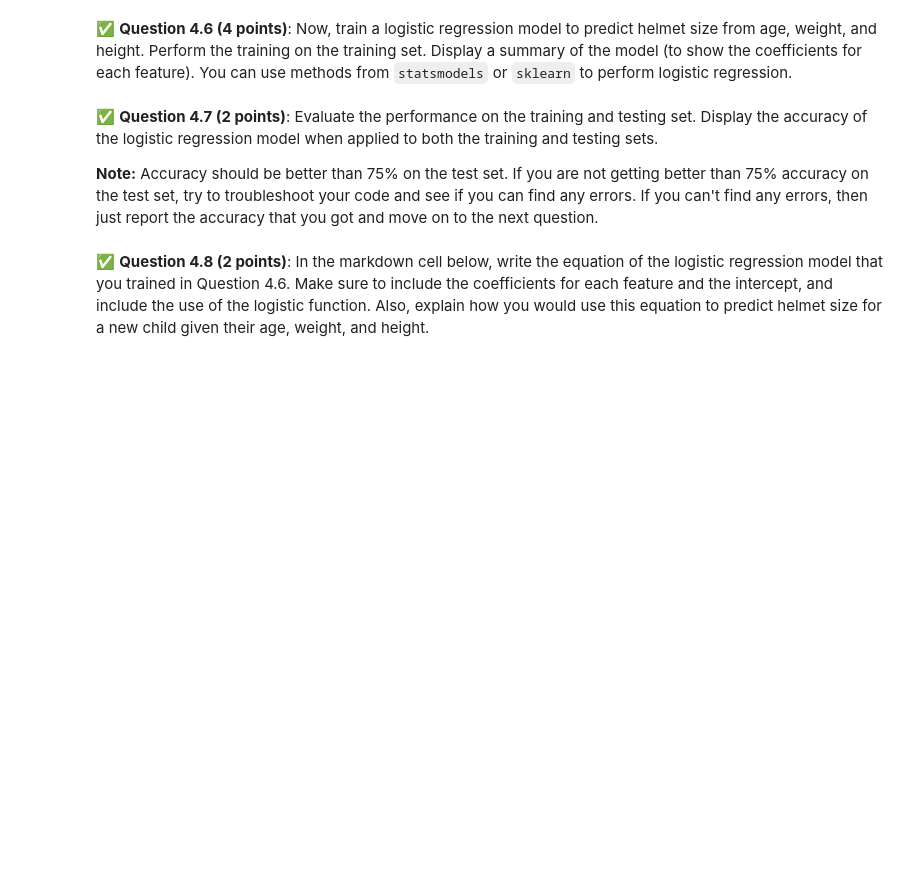
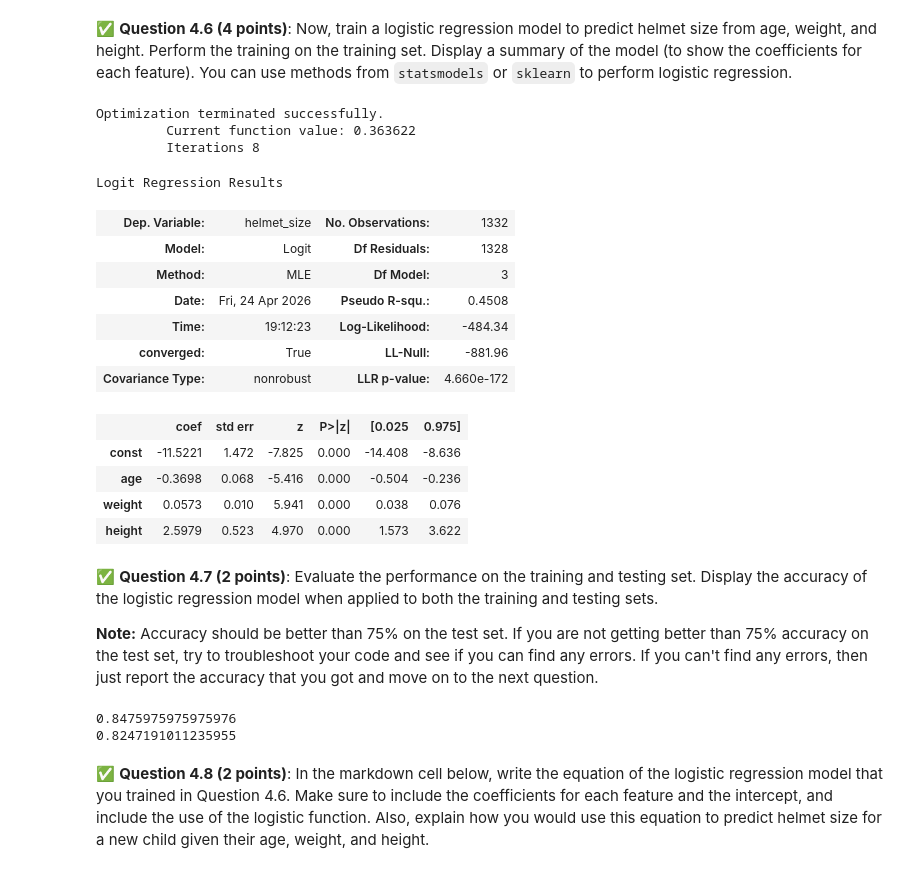
Before and after one commit to arshwasnik/cmse202-s26-turnin, a Jupyter notebook: hw-04/HW-04_RegressionClassification-STUDENT.ipynb, the cells around one changed output. Saved outputs shown, nothing was run; the diff lists cells and outputs as text; code cells hidden in the pictures; blank space fills up the shorter version.

```diff
--- a/hw-04/HW-04_RegressionClassification-STUDENT.ipynb
+++ b/hw-04/HW-04_RegressionClassification-STUDENT.ipynb
@@ -232,0 +247,8 @@ We want to prepare our data for the following classification models, with the un
+# %%
+X_inputs = anth_df[["age", "weight", "height"]]
+
+y_output = anth_df["helmet_size"]
+
+print(X_inputs.head())
+
+print(y_output.head())
@@ -249,3 +316,30 @@ We want to prepare our data for the following classification models, with the un
+# %%
+y_train.value_counts(dropna=False)
+
+y_train_binary = y_train.map({"Small": 0, "Large": 1}).astype(int)
+
+x_train_const = sm.add_constant(x_train)
+
+logistic_model = sm.Logit(y_train_binary, x_train_const).fit()
+
+logistic_model.summary()
+# %% [output]
+Optimization terminated successfully.
+         Current function value: 0.363622
+         Iterations 8
+Logit Regression Results
+| Dep. Variable: | helmet_size | No. Observations: | 1332 |
+| Model: | Logit | Df Residuals: | 1328 |
+| Method: | MLE | Df Model: | 3 |
+| Date: | Fri, 24 Apr 2026 | Pseudo R-squ.: | 0.4508 |
+| Time: | 19:12:23 | Log-Likelihood: | -484.34 |
+| converged: | True | LL-Null: | -881.96 |
+| Covariance Type: | nonrobust | LLR p-value: | 4.660e-172 |
+|  | coef | std err | z | P>|z| | [0.025 | 0.975] |
+| const | -11.5221 | 1.472 | -7.825 | 0.000 | -14.408 | -8.636 |
+| age | -0.3698 | 0.068 | -5.416 | 0.000 | -0.504 | -0.236 |
+| weight | 0.0573 | 0.010 | 5.941 | 0.000 | 0.038 | 0.076 |
+| height | 2.5979 | 0.523 | 4.970 | 0.000 | 1.573 | 3.622 |
 # %% [markdown]
 &#9989;  **Question 4.7 (2 points)**: Evaluate the performance on the training and testing set.  Display the accuracy of the logistic regression model when applied to both the training and testing sets.
 
@@ -255,3 +347,24 @@ We want to prepare our data for the following classification models, with the un
+# %%
+from sklearn.metrics import accuracy_score
+
+train_probs = logistic_model.predict(x_train_const)
+
+x_test_const = sm.add_constant(x_test)
+test_probs = logistic_model.predict(x_test_const)
+
+train_preds = train_probs.apply(lambda p: 1 if p >= 0.5 else 0)
+test_preds = test_probs.apply(lambda p: 1 if p >= 0.5 else 0)
+
+y_test_binary = y_test.map({"Small": 0, "Large": 1})
+
+train_accuracy = accuracy_score(y_train_binary, train_preds)
+test_accuracy = accuracy_score(y_test_binary, test_preds)
+
+print(train_accuracy)
+print(test_accuracy)
+# %% [output]
+0.8475975975975976
+0.8247191011235955
 # %% [markdown]
 &#9989;  **Question 4.8 (2 points)**: In the markdown cell below, write the equation of the logistic regression model that you trained in Question 4.6.  Make sure to include the coefficients for each feature and the intercept, and include the use of the logistic function.  Also, explain how you would use this equation to predict helmet size for a new child given their age, weight, and height.
 # %% [markdown]
```
Also changed, not shown: parts of 16 cells of this notebook.
